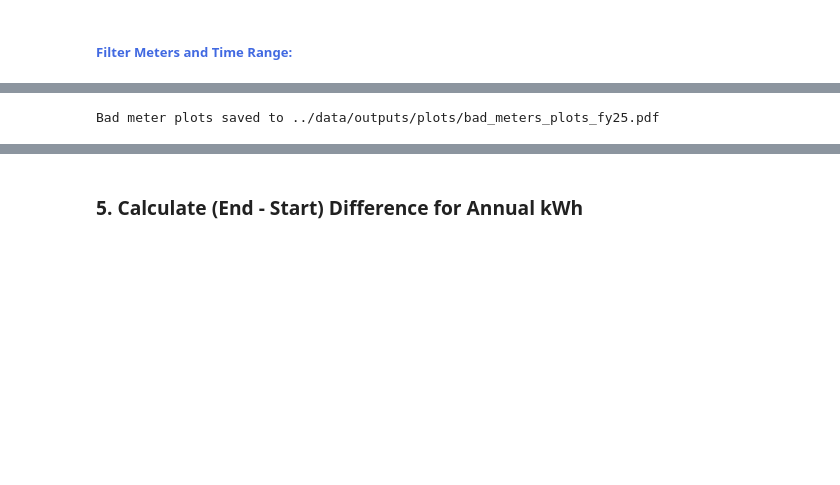
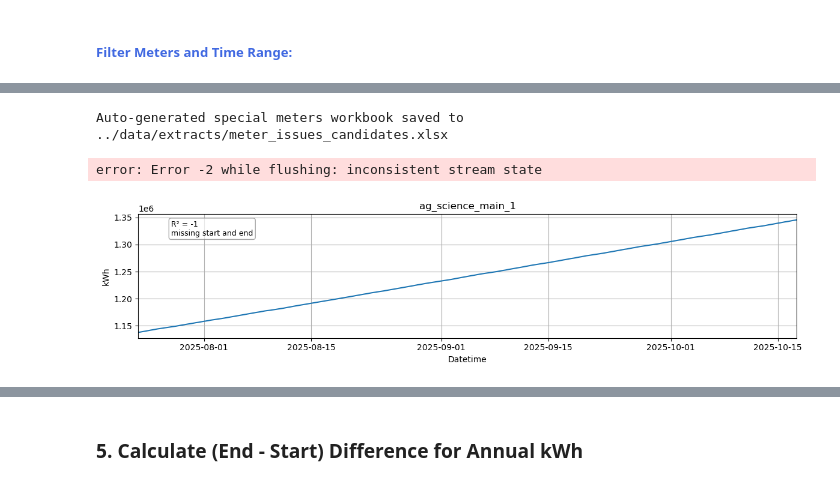
Before and after one commit to uhm-campus-energy/harvest_kwh_prep, a Jupyter notebook: notebooks/1.kwh_end_points.ipynb, the cells around one changed output, grey strips where cells are left out. Drawn from its saved outputs; the diff is of its cells as text; code cells hidden in the pictures; blank space fills up the shorter version.

```diff
--- a/notebooks/1.kwh_end_points.ipynb
+++ b/notebooks/1.kwh_end_points.ipynb
@@ -238,8 +328,24 @@ df_bad_meters
 # %%
-# Plot bad meters
-dc.plot_bad_meters(data, df_bad_meters, bad_meters_plot)
+# Auto-create a candidate meter issues workbook for review
+df_meter_issues_candidates = dc.create_special_meters_workbook(
+    data_corrected,
+    meter_issues_candidates_file,
+    df_bad_meters=df_special_meters,
+    df_restarts=df_restarts,
+    overwrite=True,
+)
+# TODO: change df_bad_meters to df_special_meters in the above function call
+# TODO: ^ after change in the function definition in data_clean.py
+
+df_meter_issues_candidates.head(10)
+
+# Plot special meters
+dc.plot_special_meters(data_corrected, df_special_meters, special_meters_plot)
+# dc.plot_special_meters(data, df_special_meters, special_meters_plot)
 # %% [output]
-Bad meter plots saved to ../data/outputs/plots/bad_meters_plots_fy25.pdf
+Auto-generated special meters workbook saved to ../data/extracts/meter_issues_candidates.xlsx
+error: Error -2 while flushing: inconsistent stream state
+[figure, added]
 # %%
 if not Checked:
     raise SystemExit("Execution stopped because Checked = False")
```
Also changed, not shown: parts of 19 cells of this notebook.
